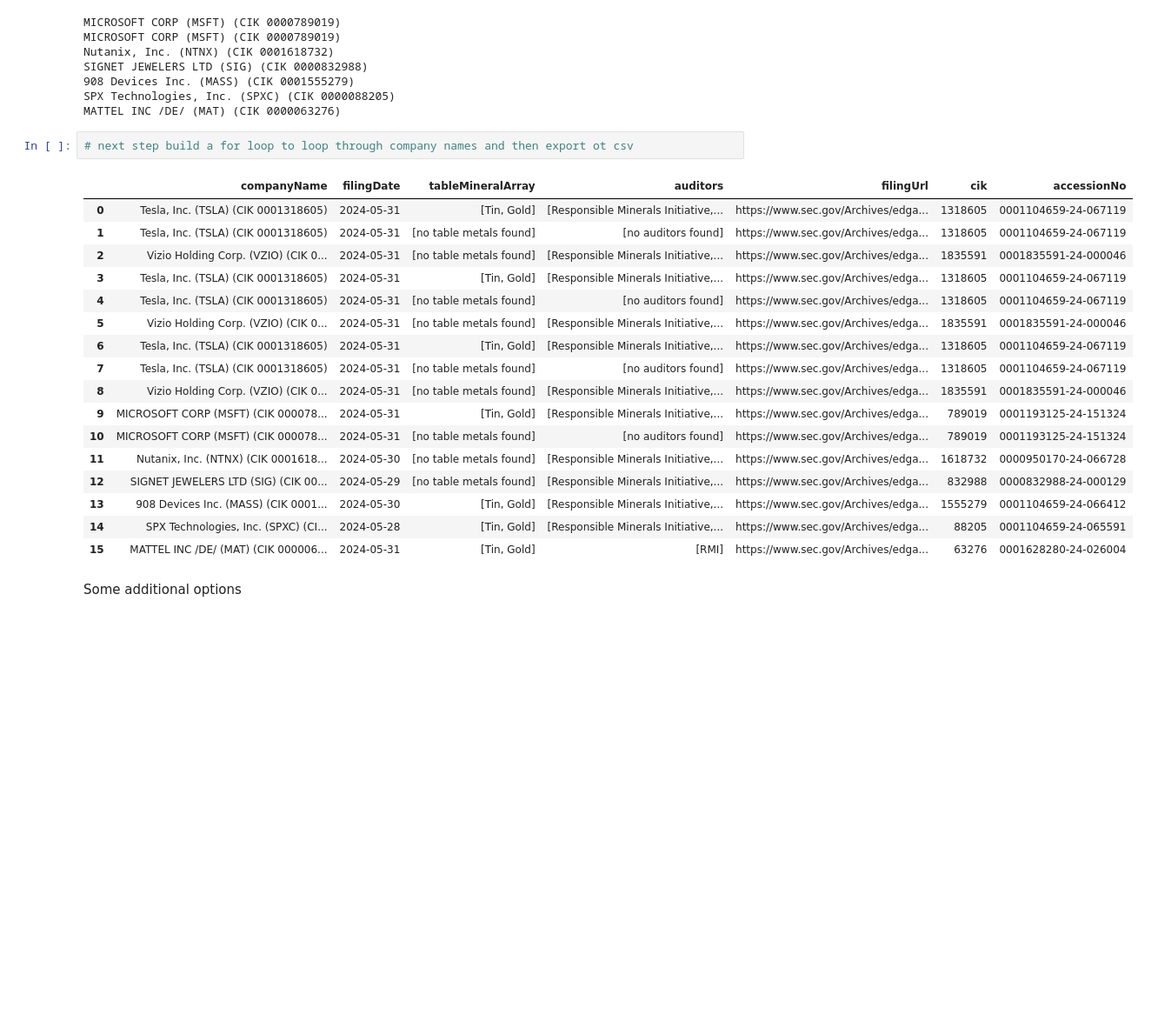
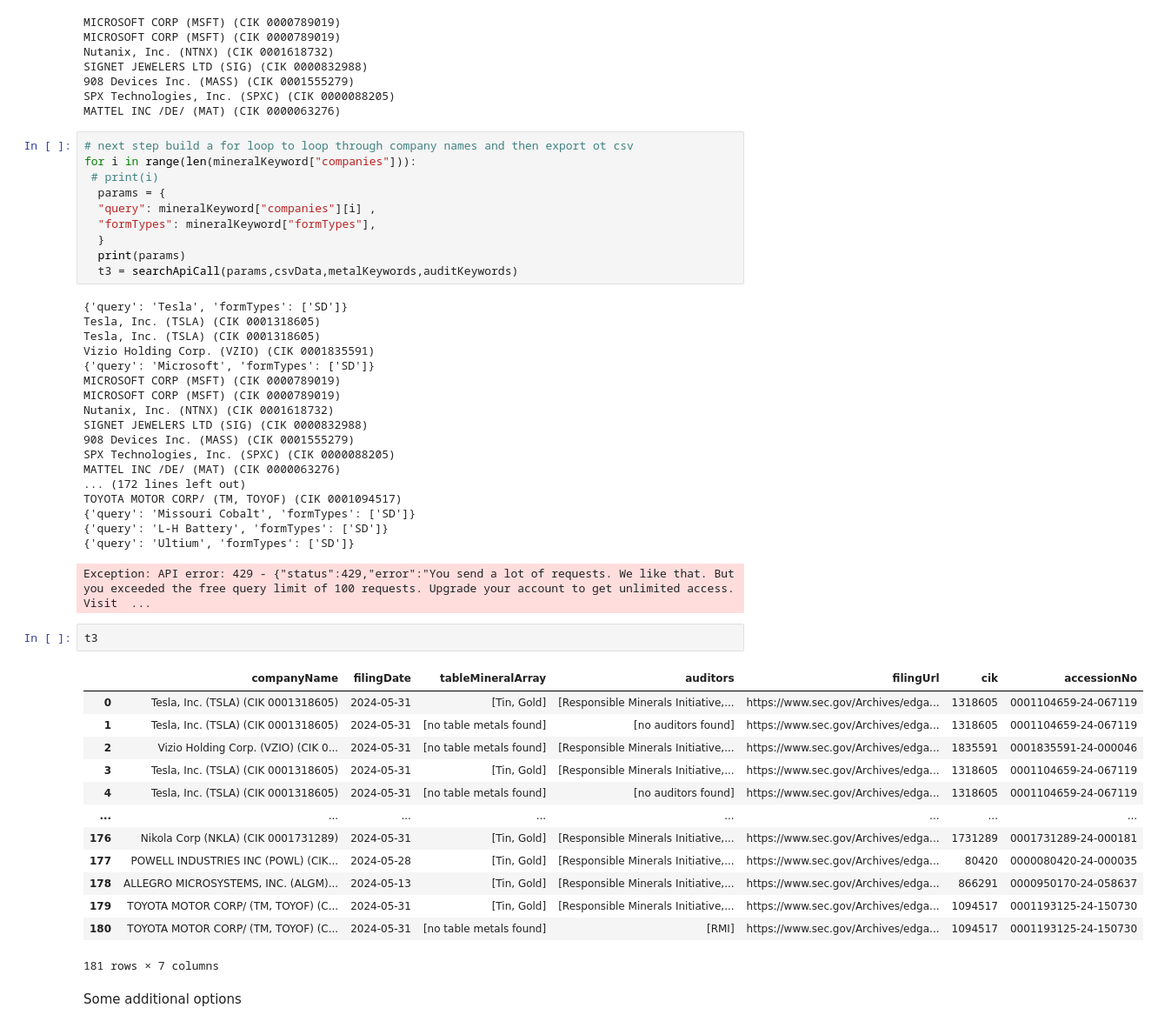
Before and after one commit to bgeorg5/SEC-mineral-search, a Jupyter notebook: pythonOption/secapi.ipynb, the cells around one changed output. Shown: that part at 87% size. Cells and saved outputs as stored; diff of their text form; blank space fills up the shorter version.

```diff
--- a/pythonOption/secapi.ipynb
+++ b/pythonOption/secapi.ipynb
@@ -184,24 +184,49 @@ SPX Technologies, Inc. (SPXC) (CIK 0000088205)
 MATTEL INC /DE/ (MAT) (CIK 0000063276)
 # %%
 # next step build a for loop to loop through company names and then export ot csv
+for i in range(len(mineralKeyword["companies"])):
+ # print(i)
+  params = {
+  "query": mineralKeyword["companies"][i] ,
+  "formTypes": mineralKeyword["formTypes"],
+  }
+  print(params)
+  t3 = searchApiCall(params,csvData,metalKeywords,auditKeywords)
 # %% [output]
-|  | companyName | filingDate | tableMineralArray | auditors | filingUrl | cik | accessionNo |
-| 0 | Tesla, Inc. (TSLA) (CIK 0001318605) | 2024-05-31 | [Tin, Gold] | [Responsible Minerals Initiative,... | https://www.sec.gov/Archives/edga... | 1318605 | 0001104659-24-067119 |
-| 1 | Tesla, Inc. (TSLA) (CIK 0001318605) | 2024-05-31 | [no table metals found] | [no auditors found] | https://www.sec.gov/Archives/edga... | 1318605 | 0001104659-24-067119 |
-| 2 | Vizio Holding Corp. (VZIO) (CIK 0... | 2024-05-31 | [no table metals found] | [Responsible Minerals Initiative,... | https://www.sec.gov/Archives/edga... | 1835591 | 0001835591-24-000046 |
-| 3 | Tesla, Inc. (TSLA) (CIK 0001318605) | 2024-05-31 | [Tin, Gold] | [Responsible Minerals Initiative,... | https://www.sec.gov/Archives/edga... | 1318605 | 0001104659-24-067119 |
-| 4 | Tesla, Inc. (TSLA) (CIK 0001318605) | 2024-05-31 | [no table metals found] | [no auditors found] | https://www.sec.gov/Archives/edga... | 1318605 | 0001104659-24-067119 |
-| 5 | Vizio Holding Corp. (VZIO) (CIK 0... | 2024-05-31 | [no table metals found] | [Responsible Minerals Initiative,... | https://www.sec.gov/Archives/edga... | 1835591 | 0001835591-24-000046 |
-| 6 | Tesla, Inc. (TSLA) (CIK 0001318605) | 2024-05-31 | [Tin, Gold] | [Responsible Minerals Initiative,... | https://www.sec.gov/Archives/edga... | 1318605 | 0001104659-24-067119 |
-| 7 | Tesla, Inc. (TSLA) (CIK 0001318605) | 2024-05-31 | [no table metals found] | [no auditors found] | https://www.sec.gov/Archives/edga... | 1318605 | 0001104659-24-067119 |
-| 8 | Vizio Holding Corp. (VZIO) (CIK 0... | 2024-05-31 | [no table metals found] | [Responsible Minerals Initiative,... | https://www.sec.gov/Archives/edga... | 1835591 | 0001835591-24-000046 |
-| 9 | MICROSOFT CORP (MSFT) (CIK 000078... | 2024-05-31 | [Tin, Gold] | [Responsible Minerals Initiative,... | https://www.sec.gov/Archives/edga... | 789019 | 0001193125-24-151324 |
-| 10 | MICROSOFT CORP (MSFT) (CIK 000078... | 2024-05-31 | [no table metals found] | [no auditors found] | https://www.sec.gov/Archives/edga... | 789019 | 0001193125-24-151324 |
-| 11 | Nutanix, Inc. (NTNX) (CIK 0001618... | 2024-05-30 | [no table metals found] | [Responsible Minerals Initiative,... | https://www.sec.gov/Archives/edga... | 1618732 | 0000950170-24-066728 |
-| 12 | SIGNET JEWELERS LTD (SIG) (CIK 00... | 2024-05-29 | [no table metals found] | [Responsible Minerals Initiative,... | https://www.sec.gov/Archives/edga... | 832988 | 0000832988-24-000129 |
-| 13 | 908 Devices Inc. (MASS) (CIK 0001... | 2024-05-30 | [Tin, Gold] | [Responsible Minerals Initiative,... | https://www.sec.gov/Archives/edga... | 1555279 | 0001104659-24-066412 |
-| 14 | SPX Technologies, Inc. (SPXC) (CI... | 2024-05-28 | [Tin, Gold] | [Responsible Minerals Initiative,... | https://www.sec.gov/Archives/edga... | 88205 | 0001104659-24-065591 |
-| 15 | MATTEL INC /DE/ (MAT) (CIK 000006... | 2024-05-31 | [Tin, Gold] | [RMI] | https://www.sec.gov/Archives/edga... | 63276 | 0001628280-24-026004 |
+{'query': 'Tesla', 'formTypes': ['SD']}
+Tesla, Inc. (TSLA) (CIK 0001318605)
+Tesla, Inc. (TSLA) (CIK 0001318605)
+Vizio Holding Corp. (VZIO) (CIK 0001835591)
+{'query': 'Microsoft', 'formTypes': ['SD']}
+MICROSOFT CORP (MSFT) (CIK 0000789019)
+MICROSOFT CORP (MSFT) (CIK 0000789019)
+Nutanix, Inc. (NTNX) (CIK 0001618732)
+SIGNET JEWELERS LTD (SIG) (CIK 0000832988)
+908 Devices Inc. (MASS) (CIK 0001555279)
+SPX Technologies, Inc. (SPXC) (CIK 0000088205)
+MATTEL INC /DE/ (MAT) (CIK 0000063276)
+... (172 lines left out)
+TOYOTA MOTOR CORP/ (TM, TOYOF) (CIK 0001094517)
+{'query': 'Missouri Cobalt', 'formTypes': ['SD']}
+{'query': 'L-H Battery', 'formTypes': ['SD']}
+{'query': 'Ultium', 'formTypes': ['SD']}
+Exception: API error: 429 - {"status":429,"error":"You send a lot of requests. We like that. But you exceeded the free query limit of 100 requests. Upgrade your account to get unlimited access. Visit  ...
+# %%
+t3
+# %% [output]
+|  | companyName | filingDate | tableMineralArray | auditors | filingUrl | cik | accessionNo |
+| 0 | Tesla, Inc. (TSLA) (CIK 0001318605) | 2024-05-31 | [Tin, Gold] | [Responsible Minerals Initiative,... | https://www.sec.gov/Archives/edga... | 1318605 | 0001104659-24-067119 |
+| 1 | Tesla, Inc. (TSLA) (CIK 0001318605) | 2024-05-31 | [no table metals found] | [no auditors found] | https://www.sec.gov/Archives/edga... | 1318605 | 0001104659-24-067119 |
+| 2 | Vizio Holding Corp. (VZIO) (CIK 0... | 2024-05-31 | [no table metals found] | [Responsible Minerals Initiative,... | https://www.sec.gov/Archives/edga... | 1835591 | 0001835591-24-000046 |
+| 3 | Tesla, Inc. (TSLA) (CIK 0001318605) | 2024-05-31 | [Tin, Gold] | [Responsible Minerals Initiative,... | https://www.sec.gov/Archives/edga... | 1318605 | 0001104659-24-067119 |
+| 4 | Tesla, Inc. (TSLA) (CIK 0001318605) | 2024-05-31 | [no table metals found] | [no auditors found] | https://www.sec.gov/Archives/edga... | 1318605 | 0001104659-24-067119 |
+| ... | ... | ... | ... | ... | ... | ... | ... |
+| 176 | Nikola Corp (NKLA) (CIK 0001731289) | 2024-05-31 | [Tin, Gold] | [Responsible Minerals Initiative,... | https://www.sec.gov/Archives/edga... | 1731289 | 0001731289-24-000181 |
+| 177 | POWELL INDUSTRIES INC (POWL) (CIK... | 2024-05-28 | [Tin, Gold] | [Responsible Minerals Initiative,... | https://www.sec.gov/Archives/edga... | 80420 | 0000080420-24-000035 |
+| 178 | ALLEGRO MICROSYSTEMS, INC. (ALGM)... | 2024-05-13 | [Tin, Gold] | [Responsible Minerals Initiative,... | https://www.sec.gov/Archives/edga... | 866291 | 0000950170-24-058637 |
+| 179 | TOYOTA MOTOR CORP/ (TM, TOYOF) (C... | 2024-05-31 | [Tin, Gold] | [Responsible Minerals Initiative,... | https://www.sec.gov/Archives/edga... | 1094517 | 0001193125-24-150730 |
+| 180 | TOYOTA MOTOR CORP/ (TM, TOYOF) (C... | 2024-05-31 | [no table metals found] | [RMI] | https://www.sec.gov/Archives/edga... | 1094517 | 0001193125-24-150730 |
+181 rows × 7 columns
 # %% [markdown]
 Some additional options
 # %%
```
Also changed, not shown: 1 other file.
